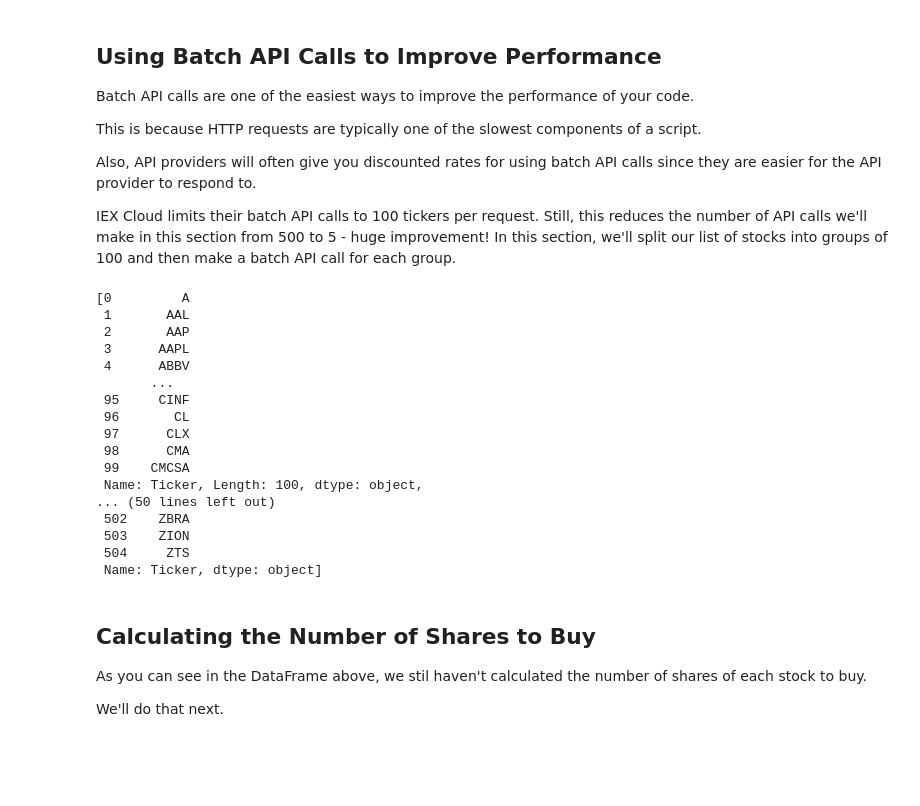
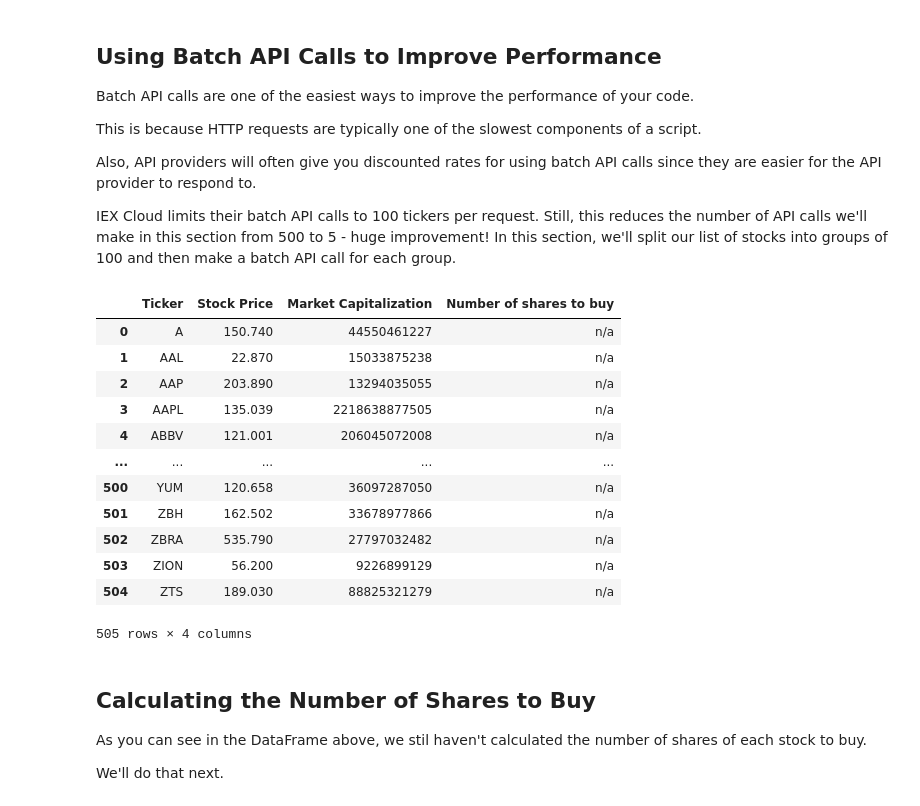
Before and after one commit to jrslww/py-trading, a Jupyter notebook: 001_equal_weight_S&P_500.ipynb, the cells around one changed output. Cells and saved outputs as stored; diff of their text form; code cells hidden in the pictures; blank space fills up the shorter version.

```diff
--- a/001_equal_weight_S&P_500.ipynb
+++ b/001_equal_weight_S&P_500.ipynb
@@ -188,27 +193,38 @@ IEX Cloud limits their batch API calls to 100 tickers per request. Still, this r
 def chunks(lst, n):
     for i in range(0, len(lst), n):
         yield lst[i:i + n]
-# %%
-symbol_groups = list(chunks(df['Ticker'], 100))
-symbol_groups
-# %% [output]
-[0         A
- 1       AAL
- 2       AAP
- 3      AAPL
- 4      ABBV
-       ...
- 95     CINF
- 96       CL
- 97      CLX
- 98      CMA
- 99    CMCSA
- Name: Ticker, Length: 100, dtype: object,
-... (50 lines left out)
- 502    ZBRA
- 503    ZION
- 504     ZTS
- Name: Ticker, dtype: object]
+# %%
+symbol_groups = list(chunks(df_stocks['Ticker'], 100))
+symbol_strings = []
+for i in range(0, len(symbol_groups)):
+    symbol_strings.append(','.join(symbol_groups[i]))
+# print(symbol_strings)
+final_dataframe = pd.DataFrame(columns = cols)
+for symbol_string in symbol_strings:
+    batch_api_call_url = f'https://sandbox.iexapis.com/stable/stock/market/batch?symbols={symbol_string}&types=quote&token={IEX_CLOUD_API_TOKEN}'
+    data = requests.get(batch_api_call_url).json()
+    for symbol in symbol_string.split(','):
+        final_dataframe = final_dataframe.append(pd.Series([symbol,
+                                                            data[symbol]['quote']['latestPrice'],
+                                                            data[symbol]['quote']['marketCap'],
+                                                            'n/a'],
+                                                           index = cols
+                                                          ), ignore_index = True)
+final_dataframe
+# %% [output]
+|  | Ticker | Stock Price | Market Capitalization | Number of shares to buy |
+| 0 | A | 150.740 | 44550461227 | n/a |
+| 1 | AAL | 22.870 | 15033875238 | n/a |
+| 2 | AAP | 203.890 | 13294035055 | n/a |
+| 3 | AAPL | 135.039 | 2218638877505 | n/a |
+| 4 | ABBV | 121.001 | 206045072008 | n/a |
+| ... | ... | ... | ... | ... |
+| 500 | YUM | 120.658 | 36097287050 | n/a |
+| 501 | ZBH | 162.502 | 33678977866 | n/a |
+| 502 | ZBRA | 535.790 | 27797032482 | n/a |
+| 503 | ZION | 56.200 | 9226899129 | n/a |
+| 504 | ZTS | 189.030 | 88825321279 | n/a |
+505 rows × 4 columns
 # %% [markdown]
 ## Calculating the Number of Shares to Buy
 
```
Also changed, not shown: parts of 13 cells of this notebook.
